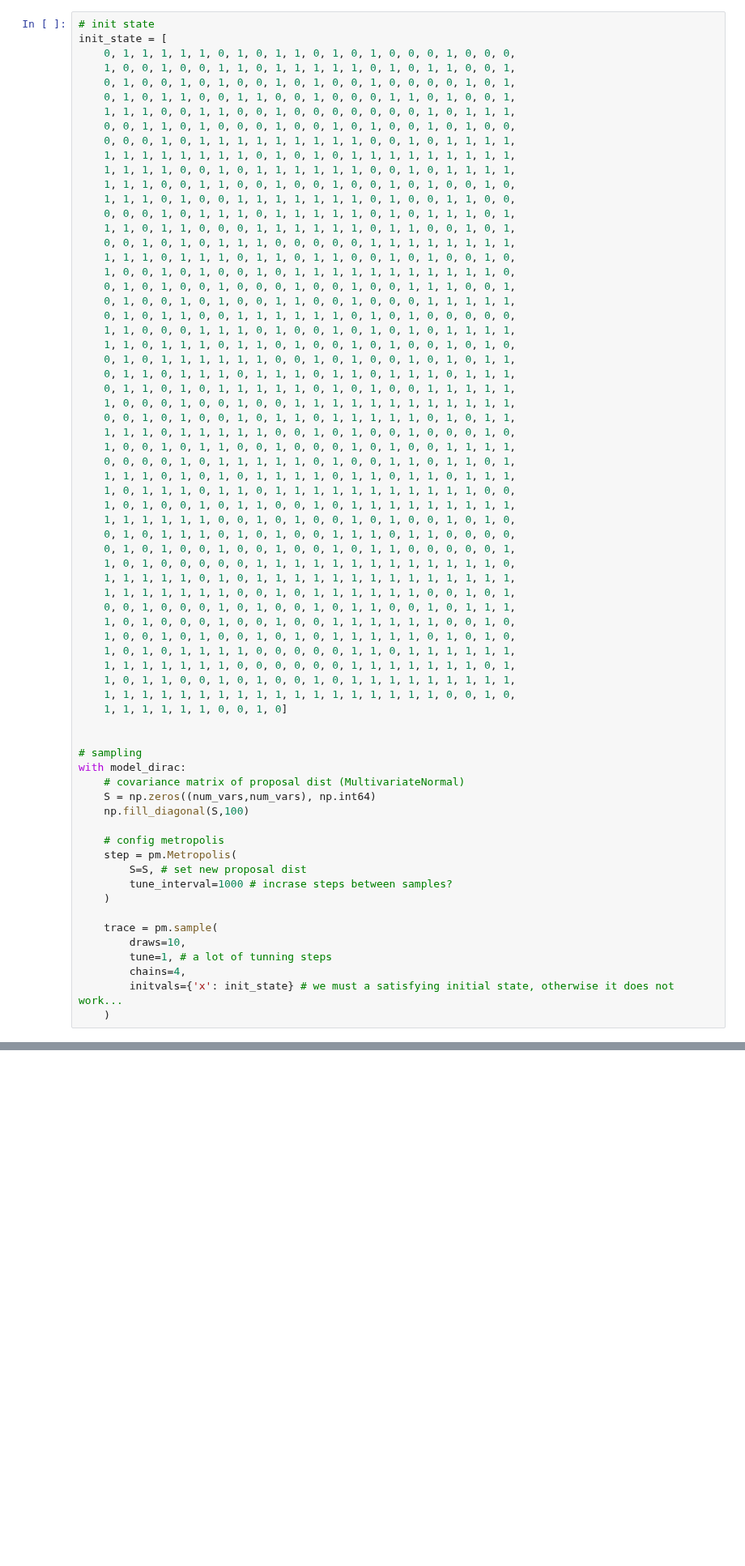
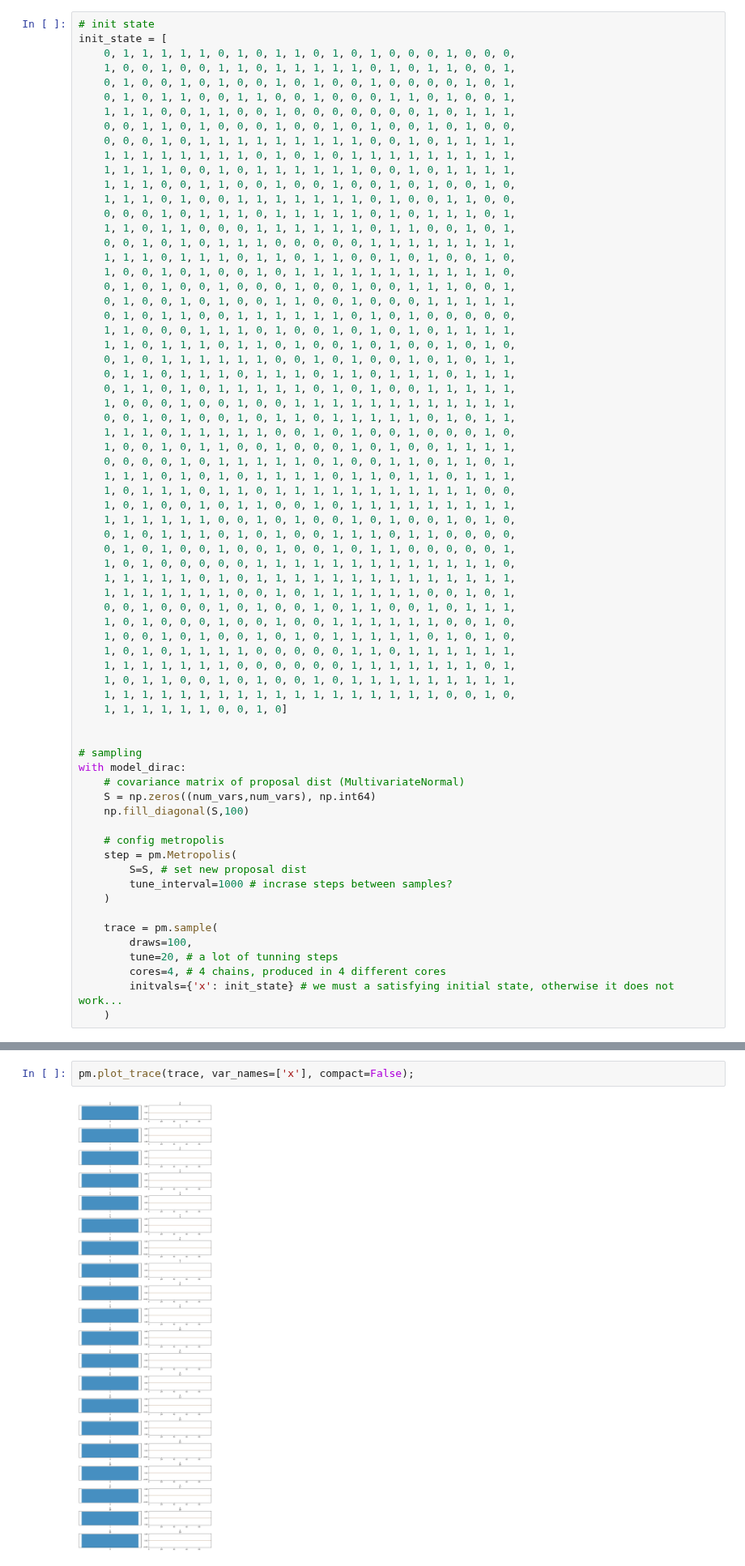
Before and after one commit to itu-square/sat-metropolis, a Jupyter notebook: experiments/pymc/haplotypes/haplotypes_PyMC.ipynb, the cells around one changed output, grey strips where cells are left out. Shown at 81% size. Drawn from its saved outputs; the diff is of its cells as text; blank space fills up the shorter version.

```diff
--- a/experiments/pymc/haplotypes/haplotypes_PyMC.ipynb
+++ b/experiments/pymc/haplotypes/haplotypes_PyMC.ipynb
@@ -130,9 +130,9 @@ with model_dirac:
     )
 
     trace = pm.sample(
-        draws=10,
-        tune=1, # a lot of tunning steps
-        chains=4,
+        draws=100,
+        tune=20, # a lot of tunning steps
+        cores=4, # 4 chains, produced in 4 different cores
         initvals={'x': init_state} # we must a satisfying initial state, otherwise it does not work...
     )
 # %% [output]
@@ -166,0 +153,4 @@ plt.show();
+# %%
+pm.plot_trace(trace, var_names=['x'], compact=False);
+# %% [output]
+[figure, added]
```
Also changed, not shown: parts of 5 cells of this notebook, 1 other file.
